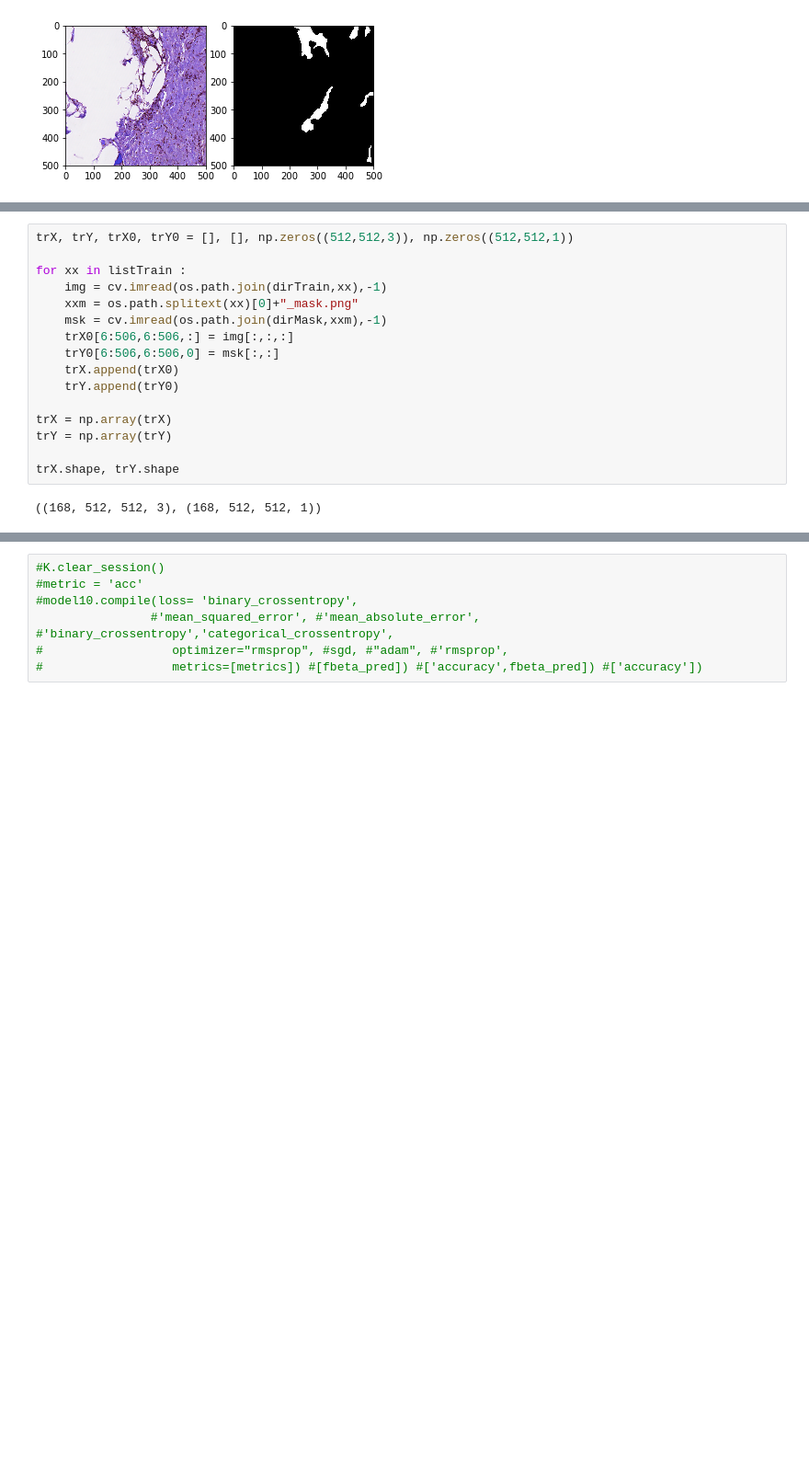
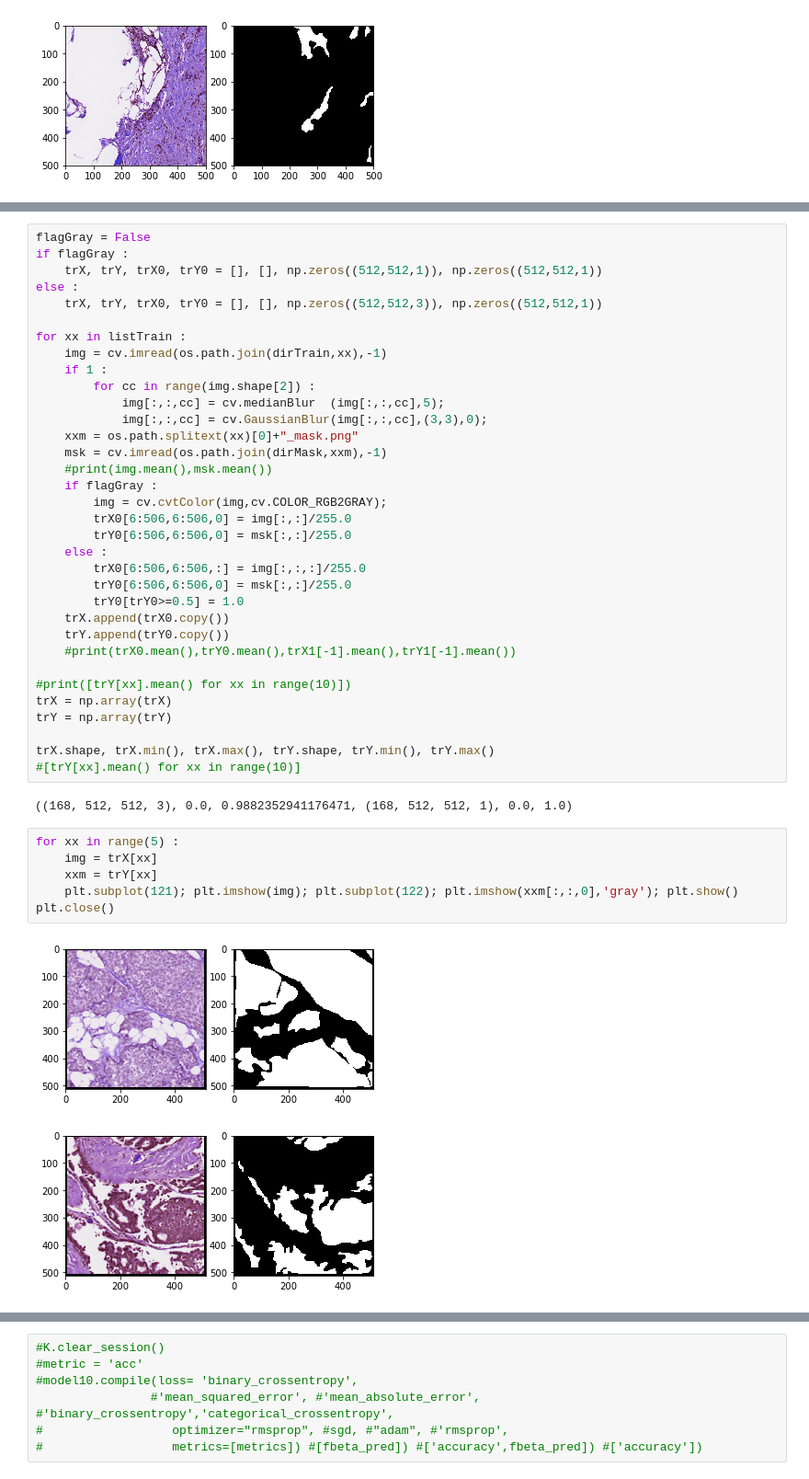
Before and after one commit to SorokinV/TopCoder-2017-07-Pathologic-Segmentation, a Jupyter notebook: Jupyter-Net/Konica-V1-UNet.ipynb, the cells around one changed output, grey strips where cells are left out. Shown at 92% size. Saved outputs shown, nothing was run; the diff lists cells and outputs as text; blank space fills up the shorter version.

```diff
--- a/Jupyter-Net/Konica-V1-UNet.ipynb
+++ b/Jupyter-Net/Konica-V1-UNet.ipynb
@@ -121,18 +121,45 @@ msk.shape, img.shape, img.min(), img.max(), msk.max(), img[6:10,6:10], msk[6:10,
 # %%
-trX, trY, trX0, trY0 = [], [], np.zeros((512,512,3)), np.zeros((512,512,1))
+flagGray = False
+if flagGray :
+    trX, trY, trX0, trY0 = [], [], np.zeros((512,512,1)), np.zeros((512,512,1))
+else :
+    trX, trY, trX0, trY0 = [], [], np.zeros((512,512,3)), np.zeros((512,512,1))
 
 for xx in listTrain :
     img = cv.imread(os.path.join(dirTrain,xx),-1)
+    if 1 :
+        for cc in range(img.shape[2]) :
+            img[:,:,cc] = cv.medianBlur  (img[:,:,cc],5);
+            img[:,:,cc] = cv.GaussianBlur(img[:,:,cc],(3,3),0);
     xxm = os.path.splitext(xx)[0]+"_mask.png"
     msk = cv.imread(os.path.join(dirMask,xxm),-1)
-    trX0[6:506,6:506,:] = img[:,:,:]
-    trY0[6:506,6:506,0] = msk[:,:]
-    trX.append(trX0)
-    trY.append(trY0)
+    #print(img.mean(),msk.mean())
+    if flagGray :
+        img = cv.cvtColor(img,cv.COLOR_RGB2GRAY);
+        trX0[6:506,6:506,0] = img[:,:]/255.0
+        trY0[6:506,6:506,0] = msk[:,:]/255.0
+    else :
+        trX0[6:506,6:506,:] = img[:,:,:]/255.0
+        trY0[6:506,6:506,0] = msk[:,:]/255.0
+        trY0[trY0>=0.5] = 1.0
+    trX.append(trX0.copy())
+    trY.append(trY0.copy())
+    #print(trX0.mean(),trY0.mean(),trX1[-1].mean(),trY1[-1].mean())
 
+#print([trY[xx].mean() for xx in range(10)])
 trX = np.array(trX)
 trY = np.array(trY)
 
-trX.shape, trY.shape
+trX.shape, trX.min(), trX.max(), trY.shape, trY.min(), trY.max()
+#[trY[xx].mean() for xx in range(10)]
 # %% [output]
-((168, 512, 512, 3), (168, 512, 512, 1))
+((168, 512, 512, 3), 0.0, 0.9882352941176471, (168, 512, 512, 1), 0.0, 1.0)
+# %%
+for xx in range(5) :
+    img = trX[xx]
+    xxm = trY[xx]
+    plt.subplot(121); plt.imshow(img); plt.subplot(122); plt.imshow(xxm[:,:,0],'gray'); plt.show()
+plt.close()
+# %% [output]
+[figure, added]
+[figure, added]
```
Also changed, not shown: parts of 12 cells of this notebook.
